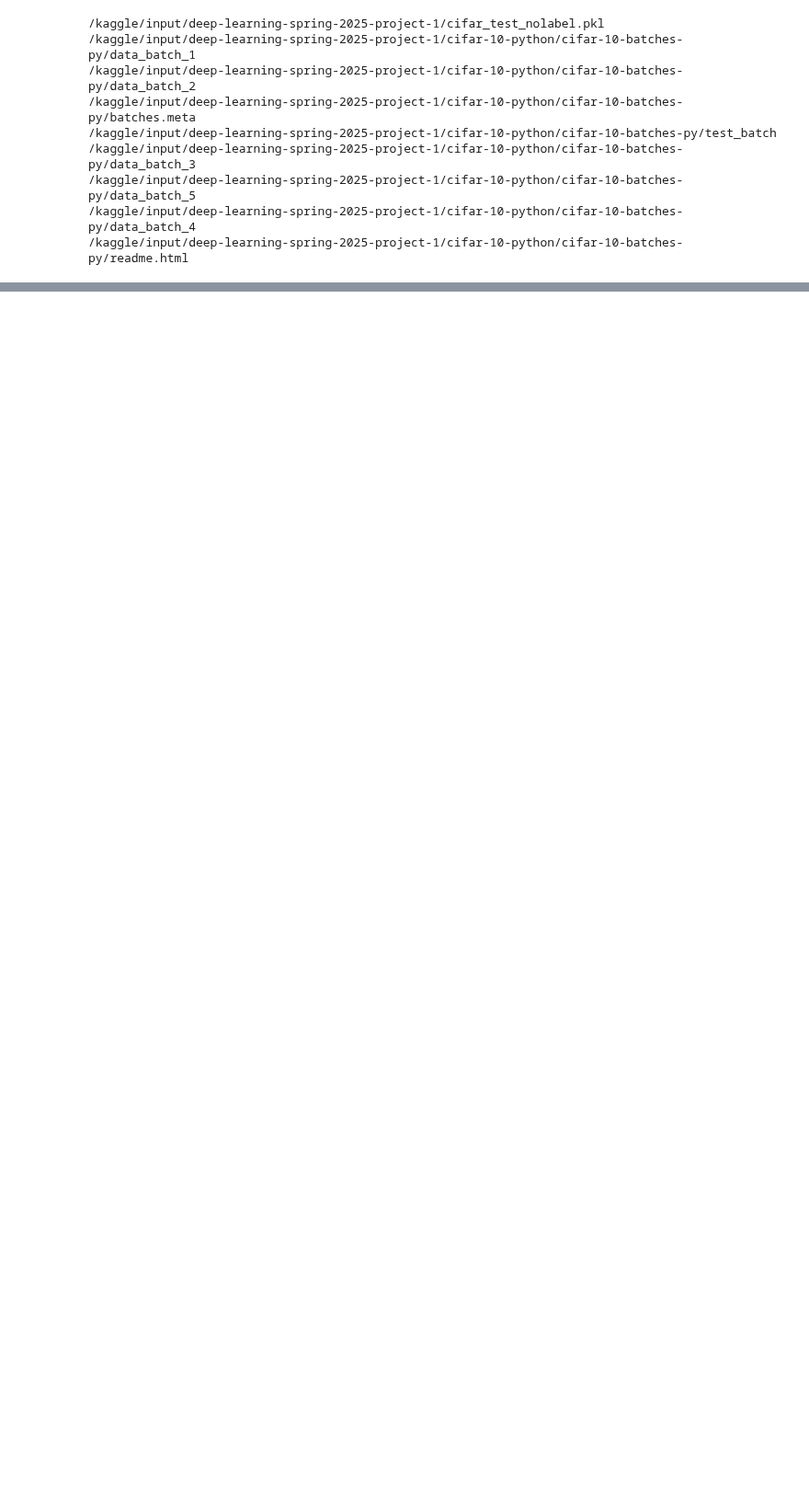
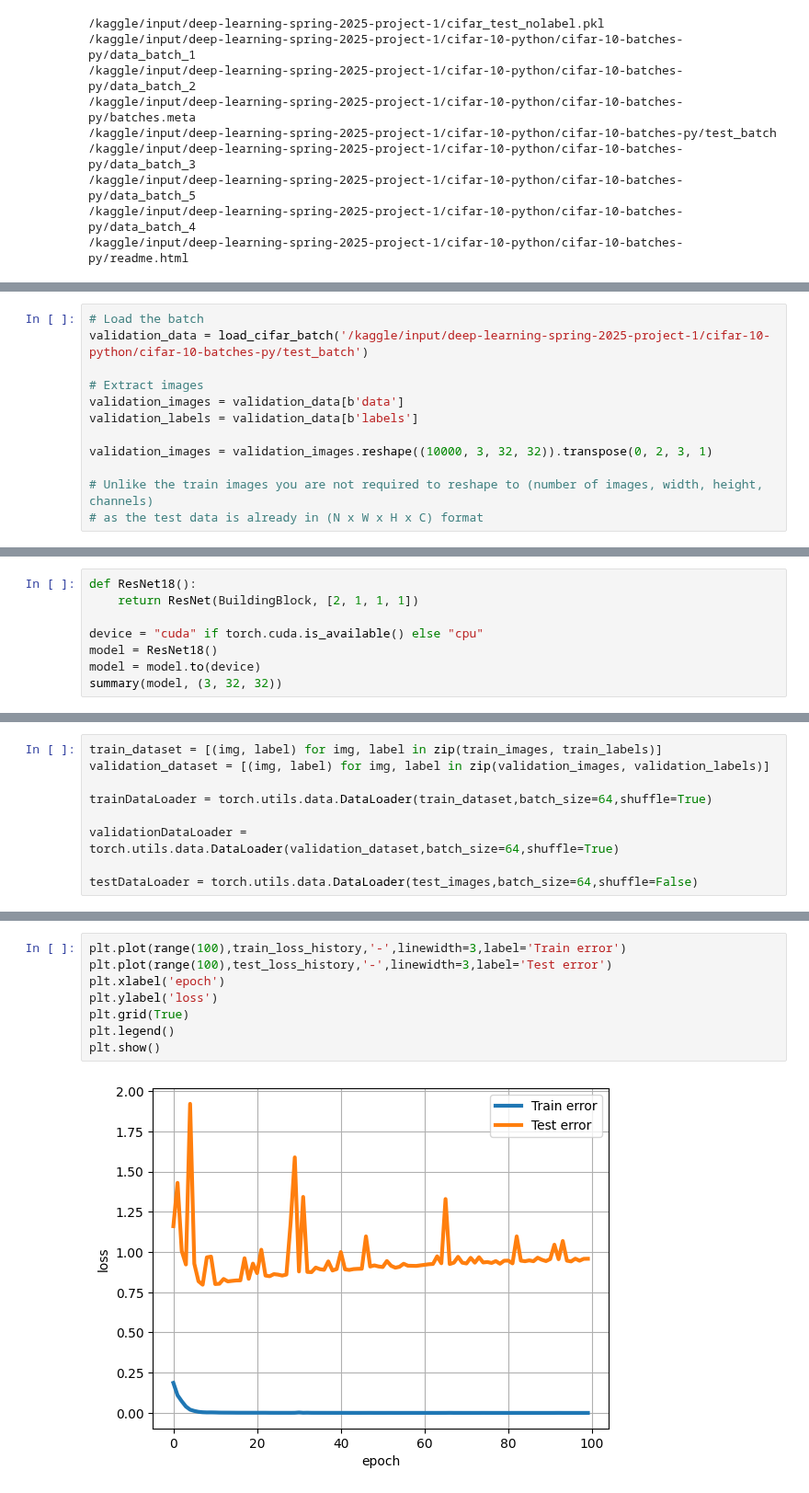
Before and after one commit to Abhi270600/Cifar_10_Image_Classification, a Jupyter notebook: first-draft.ipynb, the cells around one changed output, grey strips where cells are left out. Shown at 92% size. Drawn from its saved outputs; the diff is of its cells as text; blank space fills up the shorter version.

```diff
--- a/first-draft.ipynb
+++ b/first-draft.ipynb
@@ -80,5 +90,17 @@ images = cifar10_batch[b'data']
 # Unlike the train images you are not required to reshape to (number of images, width, height, channels)
 # as the test data is already in (N x W x H x C) format
+# %%
+# Load the batch
+validation_data = load_cifar_batch('/kaggle/input/deep-learning-spring-2025-project-1/cifar-10-python/cifar-10-batches-py/test_batch')
+
+# Extract images
+validation_images = validation_data[b'data']
+validation_labels = validation_data[b'labels']
+
+validation_images = validation_images.reshape((10000, 3, 32, 32)).transpose(0, 2, 3, 1)
+
+# Unlike the train images you are not required to reshape to (number of images, width, height, channels)
+# as the test data is already in (N x W x H x C) format
 # %%
 # Display the first 10 images
 plt.figure(figsize=(20, 4))
@@ -143,0 +176,8 @@ shape after second weight layer: torch.Size([1, 64, 50, 50])
+# %%
+def ResNet18():
+    return ResNet(BuildingBlock, [2, 1, 1, 1])
+
+device = "cuda" if torch.cuda.is_available() else "cpu"
+model = ResNet18()
+model = model.to(device)
+summary(model, (3, 32, 32))
@@ -143,0 +202,9 @@ shape after second weight layer: torch.Size([1, 64, 50, 50])
+# %%
+train_dataset = [(img, label) for img, label in zip(train_images, train_labels)]
+validation_dataset = [(img, label) for img, label in zip(validation_images, validation_labels)]
+
+trainDataLoader = torch.utils.data.DataLoader(train_dataset,batch_size=64,shuffle=True)
+
+validationDataLoader = torch.utils.data.DataLoader(validation_dataset,batch_size=64,shuffle=True)
+
+testDataLoader = torch.utils.data.DataLoader(test_images,batch_size=64,shuffle=False)
@@ -143,0 +309,10 @@ shape after second weight layer: torch.Size([1, 64, 50, 50])
+# %%
+plt.plot(range(100),train_loss_history,'-',linewidth=3,label='Train error')
+plt.plot(range(100),test_loss_history,'-',linewidth=3,label='Test error')
+plt.xlabel('epoch')
+plt.ylabel('loss')
+plt.grid(True)
+plt.legend()
+plt.show()
+# %% [output]
+[figure, added]
```
Also changed, not shown: parts of 11 cells of this notebook.
